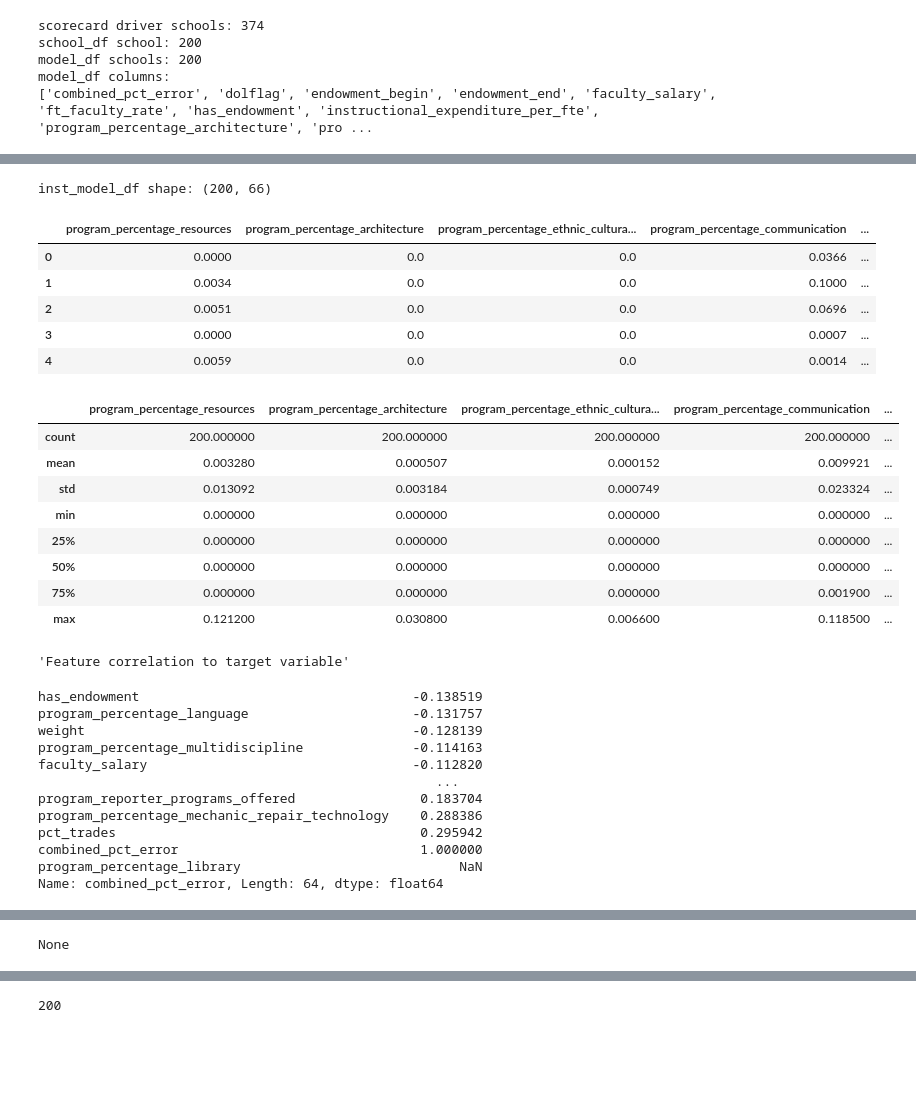
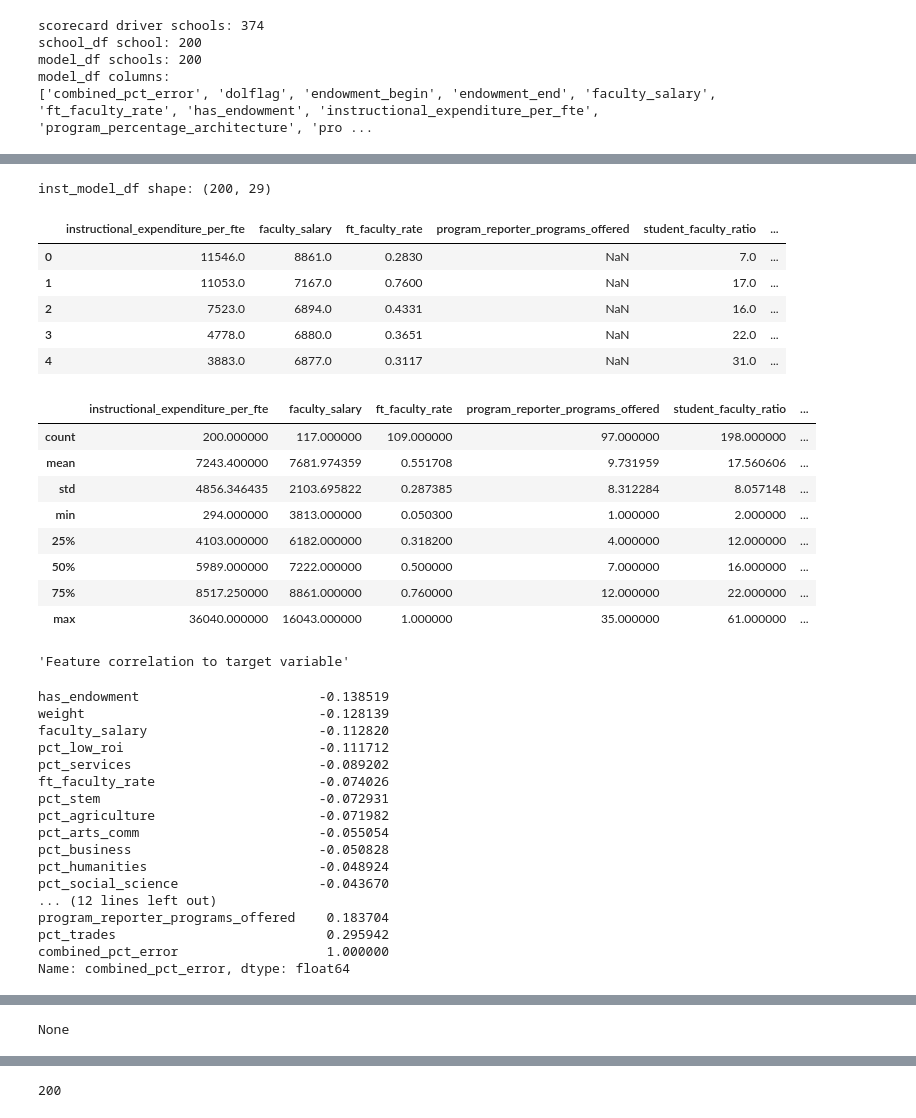
Before and after one commit to sebastianhonorat-dev/CAP_3764_2026_Spring_Team_6, a Jupyter notebook: notebooks/04_modeling/04_inst_scorecard_residual_drivers.ipynb, the cells around one changed output, grey strips where cells are left out. Saved outputs shown, nothing was run; the diff lists cells and outputs as text; code cells hidden in the pictures; blank space fills up the shorter version.

```diff
--- a/notebooks/04_modeling/04_inst_scorecard_residual_drivers.ipynb
+++ b/notebooks/04_modeling/04_inst_scorecard_residual_drivers.ipynb
@@ -471,4 +487,4 @@ model_df["high_roi_x_concentration"] = (
     model_df["pct_high_roi"] * model_df["program_hhi"]
 )
 
-# model_df = model_df.drop(columns=program_cols)
+model_df = model_df.drop(columns=program_cols)
@@ -493,39 +518,44 @@ inst_model_df = model_df.drop_duplicates(subset="unit_id").reset_index(drop=True
 print("inst_model_df shape:", inst_model_df.shape)
 display(inst_model_df.head())
 # %% [output]
-inst_model_df shape: (200, 66)
+inst_model_df shape: (200, 29)
-|  | program_percentage_resources | program_percentage_architecture | program_percentage_ethnic_cultura... | program_percentage_communication | ... |
-| 0 | 0.0000 | 0.0 | 0.0 | 0.0366 | ... |
-| 1 | 0.0034 | 0.0 | 0.0 | 0.1000 | ... |
-| 2 | 0.0051 | 0.0 | 0.0 | 0.0696 | ... |
-| 3 | 0.0000 | 0.0 | 0.0 | 0.0007 | ... |
-| 4 | 0.0059 | 0.0 | 0.0 | 0.0014 | ... |
+|  | instructional_expenditure_per_fte | faculty_salary | ft_faculty_rate | program_reporter_programs_offered | student_faculty_ratio | ... |
+| 0 | 11546.0 | 8861.0 | 0.2830 | NaN | 7.0 | ... |
+| 1 | 11053.0 | 7167.0 | 0.7600 | NaN | 17.0 | ... |
+| 2 | 7523.0 | 6894.0 | 0.4331 | NaN | 16.0 | ... |
+| 3 | 4778.0 | 6880.0 | 0.3651 | NaN | 22.0 | ... |
+| 4 | 3883.0 | 6877.0 | 0.3117 | NaN | 31.0 | ... |
 # %%
 display(inst_model_df.describe())
-display("Feature correlation to target variable",inst_model_df.corr()[targ].sort_values())
+display("Feature correlation to target variable",inst_model_df.corr(numeric_only=True)[targ].sort_values())
 display(inst_model_df.info())
 # %% [output]
-|  | program_percentage_resources | program_percentage_architecture | program_percentage_ethnic_cultura... | program_percentage_communication | ... |
-| count | 200.000000 | 200.000000 | 200.000000 | 200.000000 | ... |
-| mean | 0.003280 | 0.000507 | 0.000152 | 0.009921 | ... |
-| std | 0.013092 | 0.003184 | 0.000749 | 0.023324 | ... |
-| min | 0.000000 | 0.000000 | 0.000000 | 0.000000 | ... |
-| 25% | 0.000000 | 0.000000 | 0.000000 | 0.000000 | ... |
-| 50% | 0.000000 | 0.000000 | 0.000000 | 0.000000 | ... |
-| 75% | 0.000000 | 0.000000 | 0.000000 | 0.001900 | ... |
-| max | 0.121200 | 0.030800 | 0.006600 | 0.118500 | ... |
+|  | instructional_expenditure_per_fte | faculty_salary | ft_faculty_rate | program_reporter_programs_offered | student_faculty_ratio | ... |
+| count | 200.000000 | 117.000000 | 109.000000 | 97.000000 | 198.000000 | ... |
+| mean | 7243.400000 | 7681.974359 | 0.551708 | 9.731959 | 17.560606 | ... |
+| std | 4856.346435 | 2103.695822 | 0.287385 | 8.312284 | 8.057148 | ... |
+| min | 294.000000 | 3813.000000 | 0.050300 | 1.000000 | 2.000000 | ... |
+| 25% | 4103.000000 | 6182.000000 | 0.318200 | 4.000000 | 12.000000 | ... |
+| 50% | 5989.000000 | 7222.000000 | 0.500000 | 7.000000 | 16.000000 | ... |
+| 75% | 8517.250000 | 8861.000000 | 0.760000 | 12.000000 | 22.000000 | ... |
+| max | 36040.000000 | 16043.000000 | 1.000000 | 35.000000 | 61.000000 | ... |
 'Feature correlation to target variable'
-has_endowment                                   -0.138519
-program_percentage_language                     -0.131757
-weight                                          -0.128139
-program_percentage_multidiscipline              -0.114163
-faculty_salary                                  -0.112820
-                                                   ...
-program_reporter_programs_offered                0.183704
-program_percentage_mechanic_repair_technology    0.288386
-pct_trades                                       0.295942
-combined_pct_error                               1.000000
-program_percentage_library                            NaN
-Name: combined_pct_error, Length: 64, dtype: float64
+has_endowment                       -0.138519
+weight                              -0.128139
+faculty_salary                      -0.112820
+pct_low_roi                         -0.111712
+pct_services                        -0.089202
+ft_faculty_rate                     -0.074026
+pct_stem                            -0.072931
+pct_agriculture                     -0.071982
+pct_arts_comm                       -0.055054
+pct_business                        -0.050828
+pct_humanities                      -0.048924
+pct_social_science                  -0.043670
+... (12 lines left out)
+program_reporter_programs_offered    0.183704
+pct_trades                           0.295942
+combined_pct_error                   1.000000
+Name: combined_pct_error, dtype: float64
 <class 'pandas.core.frame.DataFrame'>
 RangeIndex: 200 entries, 0 to 199
```
Also changed, not shown: parts of 41 cells of this notebook, 7 other files.
